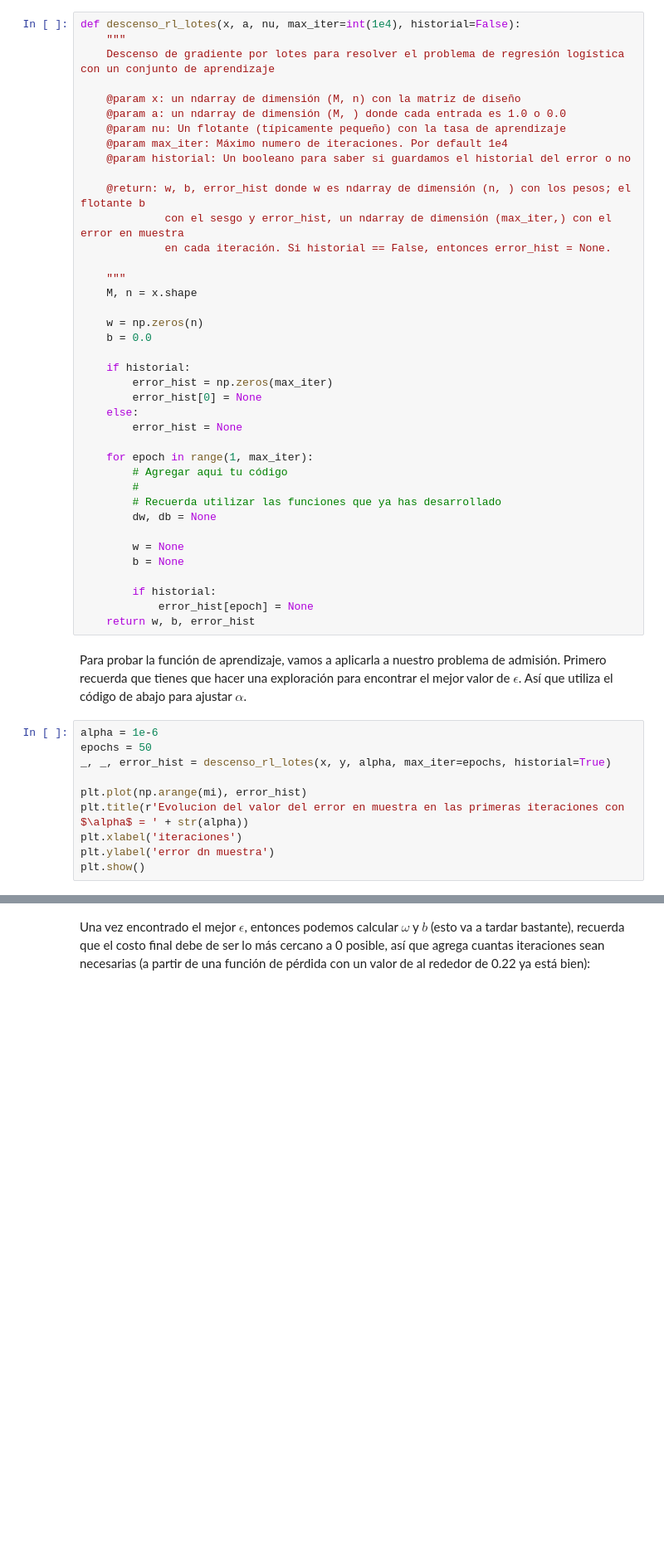
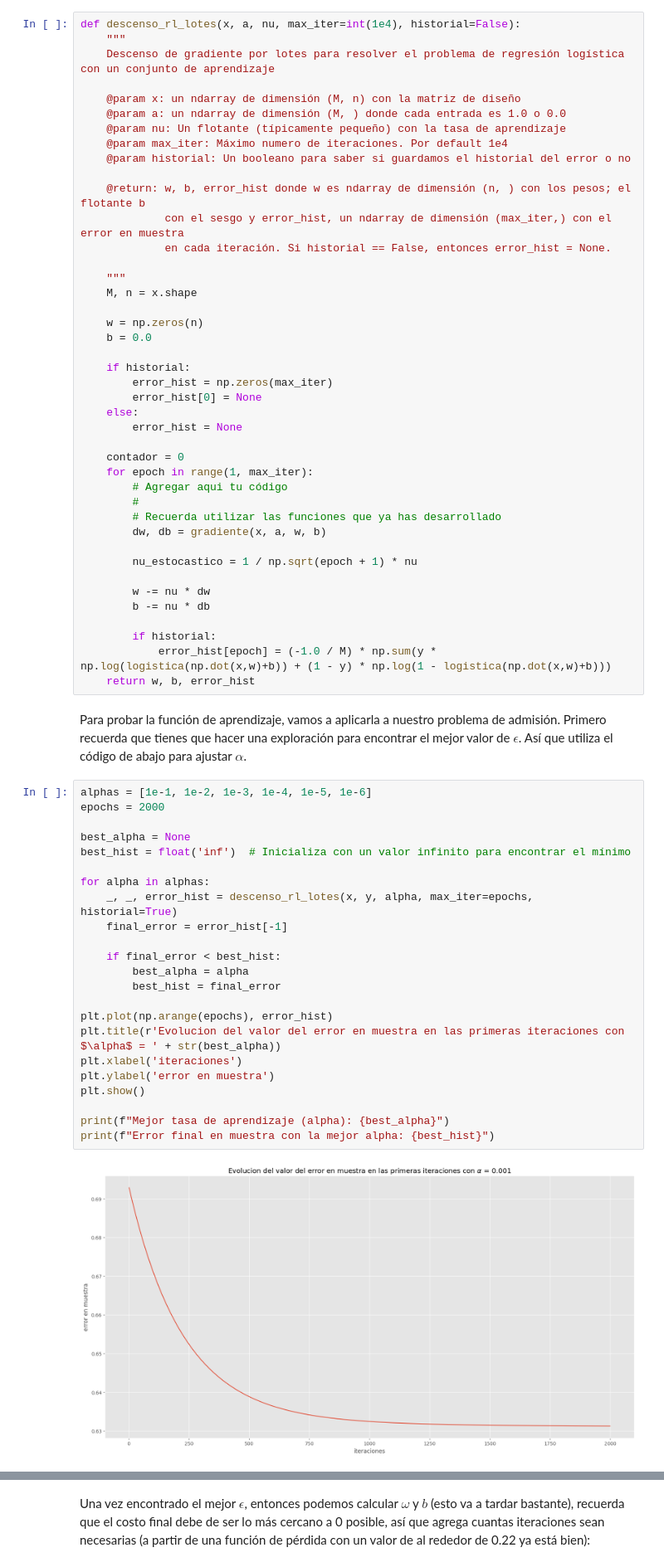
Before and after one commit to juancfaz/Machine-Learning, a Jupyter notebook: reg_logistica.ipynb, the cells around one changed output, grey strips where cells are left out. Shown: that part at 83% size. Cells and saved outputs as stored; diff of their text form; blank space fills up the shorter version.

```diff
--- a/reg_logistica.ipynb
+++ b/reg_logistica.ipynb
@@ -228,27 +230,45 @@ def descenso_rl_lotes(x, a, nu, max_iter=int(1e4), historial=False):
     else:
         error_hist = None
 
+    contador = 0
     for epoch in range(1, max_iter):
         # Agregar aqui tu código
         #
         # Recuerda utilizar las funciones que ya has desarrollado
-        dw, db = None
+        dw, db = gradiente(x, a, w, b)
 
-        w = None
-        b = None
+        nu_estocastico = 1 / np.sqrt(epoch + 1) * nu
+
+        w -= nu * dw
+        b -= nu * db
 
         if historial:
-            error_hist[epoch] = None
+            error_hist[epoch] = (-1.0 / M) * np.sum(y * np.log(logistica(np.dot(x,w)+b)) + (1 - y) * np.log(1 - logistica(np.dot(x,w)+b)))
     return w, b, error_hist
 # %% [markdown]
 Para probar la función de aprendizaje, vamos a aplicarla a nuestro problema de admisión. Primero recuerda que tienes que hacer una exploración para encontrar el mejor valor de $\epsilon$. Así que utiliza el código de abajo para ajustar $\alpha$.
 # %%
-alpha = 1e-6
-epochs = 50
-_, _, error_hist = descenso_rl_lotes(x, y, alpha, max_iter=epochs, historial=True)
+alphas = [1e-1, 1e-2, 1e-3, 1e-4, 1e-5, 1e-6]
+epochs = 2000
 
-plt.plot(np.arange(mi), error_hist)
-plt.title(r'Evolucion del valor del error en muestra en las primeras iteraciones con $\alpha$ = ' + str(alpha))
+best_alpha = None
+best_hist = float('inf')  # Inicializa con un valor infinito para encontrar el mínimo
+
+for alpha in alphas:
+    _, _, error_hist = descenso_rl_lotes(x, y, alpha, max_iter=epochs, historial=True)
+    final_error = error_hist[-1]
+
+    if final_error < best_hist:
+        best_alpha = alpha
+        best_hist = final_error
+
+plt.plot(np.arange(epochs), error_hist)
+plt.title(r'Evolucion del valor del error en muestra en las primeras iteraciones con $\alpha$ = ' + str(best_alpha))
 plt.xlabel('iteraciones')
-plt.ylabel('error dn muestra')
+plt.ylabel('error en muestra')
 plt.show()
+
+print(f"Mejor tasa de aprendizaje (alpha): {best_alpha}")
+print(f"Error final en muestra con la mejor alpha: {best_hist}")
+# %% [output]
+[figure, added]
```
Also changed, not shown: parts of 5 cells of this notebook.
